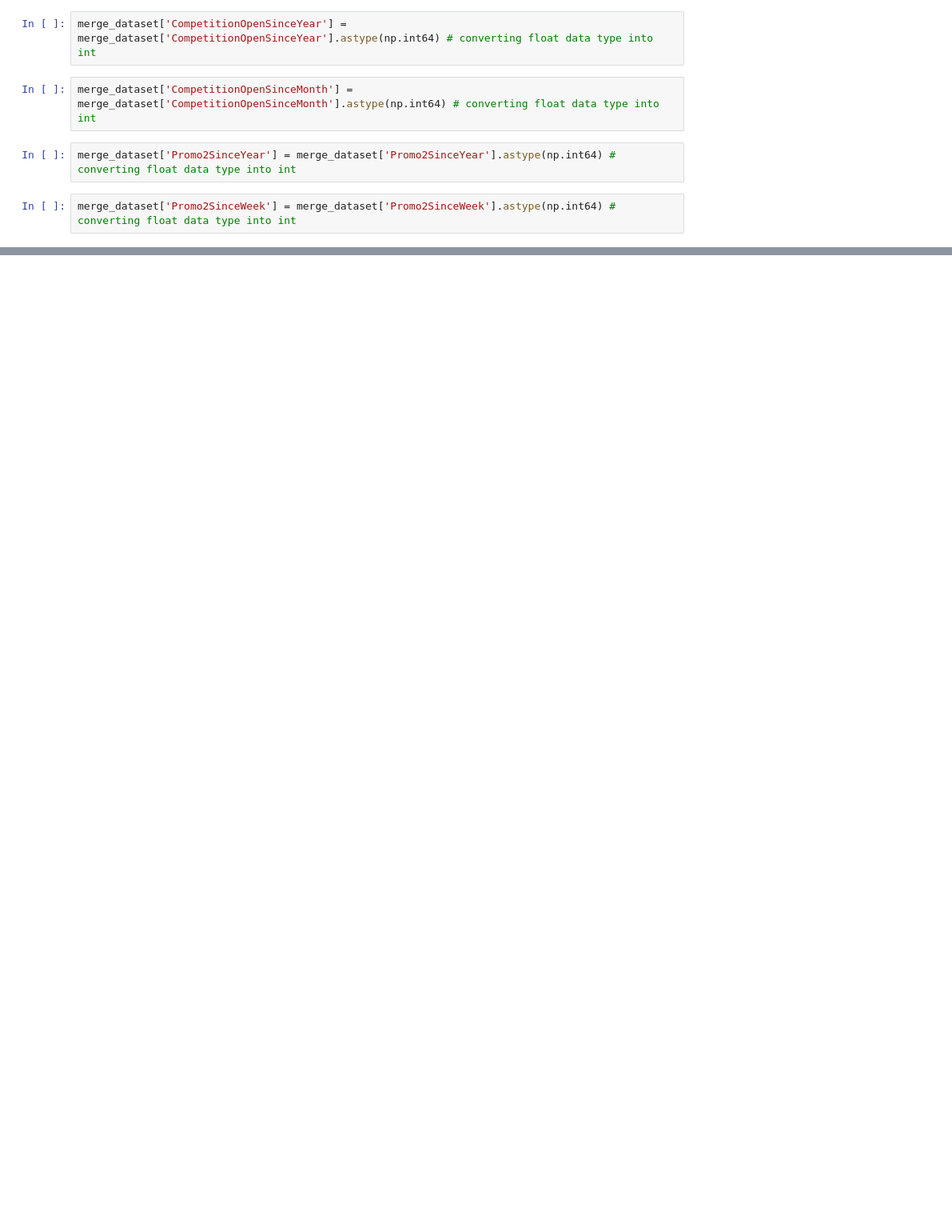
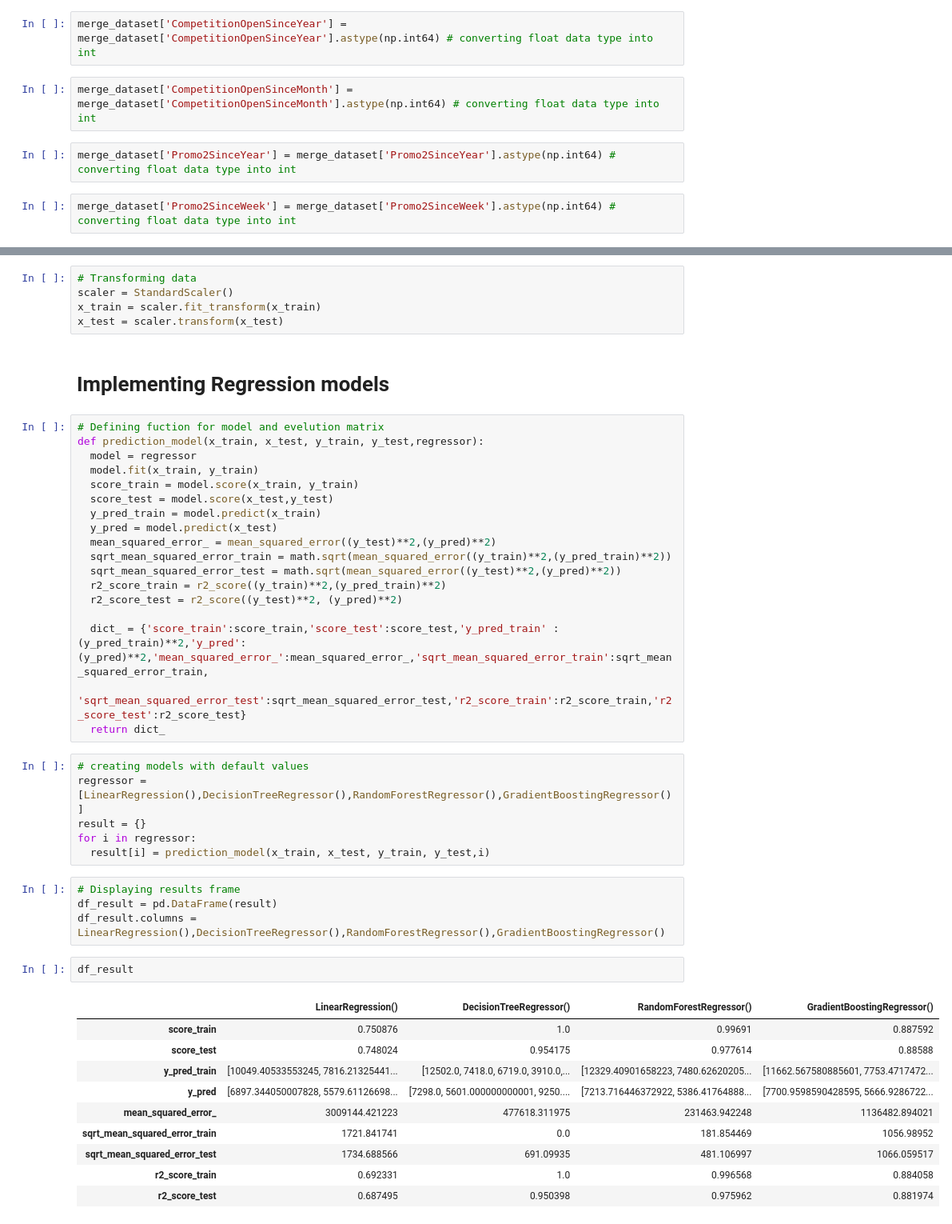
Before and after one commit to hitenmewada/Capstone-2-Rossmann-stores-sales-prediction, a Jupyter notebook: Rossmann_Sales_Prediction_Capstone_Project_2.ipynb, the cells around one changed output, grey strips where cells are left out. Shown at 80% size. Cells and saved outputs as stored; diff of their text form; blank space fills up the shorter version.

```diff
--- a/Rossmann_Sales_Prediction_Capstone_Project_2.ipynb
+++ b/Rossmann_Sales_Prediction_Capstone_Project_2.ipynb
@@ -506,0 +519,48 @@ merge_dataset['Promo2SinceWeek'] = merge_dataset['Promo2SinceWeek'].astype(np.in
+# %%
+# Transforming data
+scaler = StandardScaler()
+x_train = scaler.fit_transform(x_train)
+x_test = scaler.transform(x_test)
+# %% [markdown]
+# <b> Implementing Regression models
+# %%
+# Defining fuction for model and evelution matrix
+def prediction_model(x_train, x_test, y_train, y_test,regressor):
+  model = regressor
+  model.fit(x_train, y_train)
+  score_train = model.score(x_train, y_train)
+  score_test = model.score(x_test,y_test)
+  y_pred_train = model.predict(x_train)
+  y_pred = model.predict(x_test)
+  mean_squared_error_ = mean_squared_error((y_test)**2,(y_pred)**2)
+  sqrt_mean_squared_error_train = math.sqrt(mean_squared_error((y_train)**2,(y_pred_train)**2))
+  sqrt_mean_squared_error_test = math.sqrt(mean_squared_error((y_test)**2,(y_pred)**2))
+  r2_score_train = r2_score((y_train)**2,(y_pred_train)**2)
+  r2_score_test = r2_score((y_test)**2, (y_pred)**2)
+
+  dict_ = {'score_train':score_train,'score_test':score_test,'y_pred_train' : (y_pred_train)**2,'y_pred':(y_pred)**2,'mean_squared_error_':mean_squared_error_,'sqrt_mean_squared_error_train':sqrt_mean_squared_error_train,
+        'sqrt_mean_squared_error_test':sqrt_mean_squared_error_test,'r2_score_train':r2_score_train,'r2_score_test':r2_score_test}
+  return dict_
+# %%
+# creating models with default values
+regressor = [LinearRegression(),DecisionTreeRegressor(),RandomForestRegressor(),GradientBoostingRegressor()]
+result = {}
+for i in regressor:
+  result[i] = prediction_model(x_train, x_test, y_train, y_test,i)
+# %%
+# Displaying results frame
+df_result = pd.DataFrame(result)
+df_result.columns = LinearRegression(),DecisionTreeRegressor(),RandomForestRegressor(),GradientBoostingRegressor()
+# %%
+df_result
+# %% [output]
+|  | LinearRegression() | DecisionTreeRegressor() | RandomForestRegressor() | GradientBoostingRegressor() |
+| score_train | 0.750876 | 1.0 | 0.99691 | 0.887592 |
+| score_test | 0.748024 | 0.954175 | 0.977614 | 0.88588 |
+| y_pred_train | [10049.40533553245, 7816.21325441... | [12502.0, 7418.0, 6719.0, 3910.0,... | [12329.40901658223, 7480.62620205... | [11662.567580885601, 7753.4717472... |
+| y_pred | [6897.344050007828, 5579.61126698... | [7298.0, 5601.000000000001, 9250.... | [7213.716446372922, 5386.41764888... | [7700.9598590428595, 5666.9286722... |
+| mean_squared_error_ | 3009144.421223 | 477618.311975 | 231463.942248 | 1136482.894021 |
+| sqrt_mean_squared_error_train | 1721.841741 | 0.0 | 181.854469 | 1056.98952 |
+| sqrt_mean_squared_error_test | 1734.688566 | 691.09935 | 481.106997 | 1066.059517 |
+| r2_score_train | 0.692331 | 1.0 | 0.996568 | 0.884058 |
+| r2_score_test | 0.687495 | 0.950398 | 0.975962 | 0.881974 |
```
Also changed, not shown: parts of 7 cells of this notebook.
